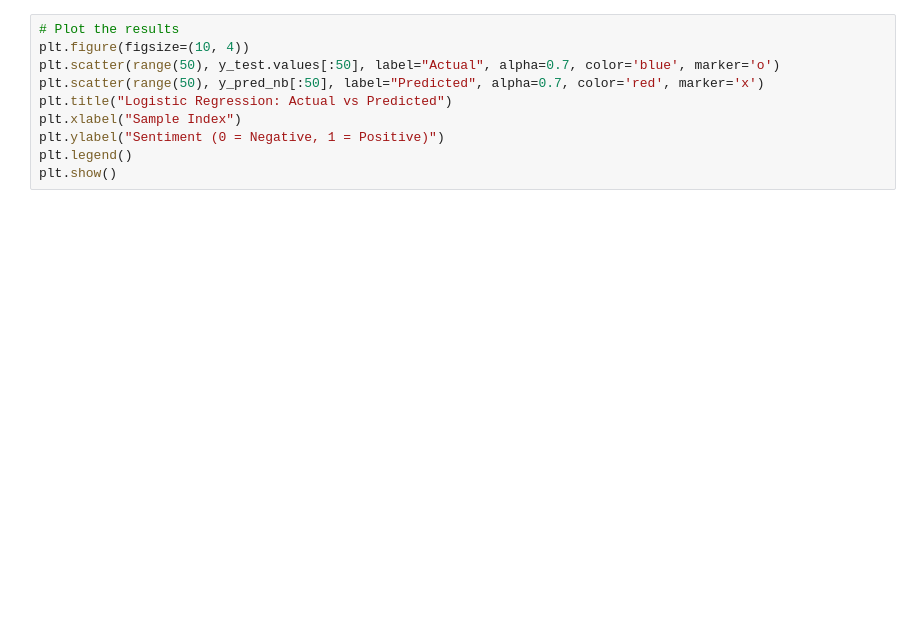
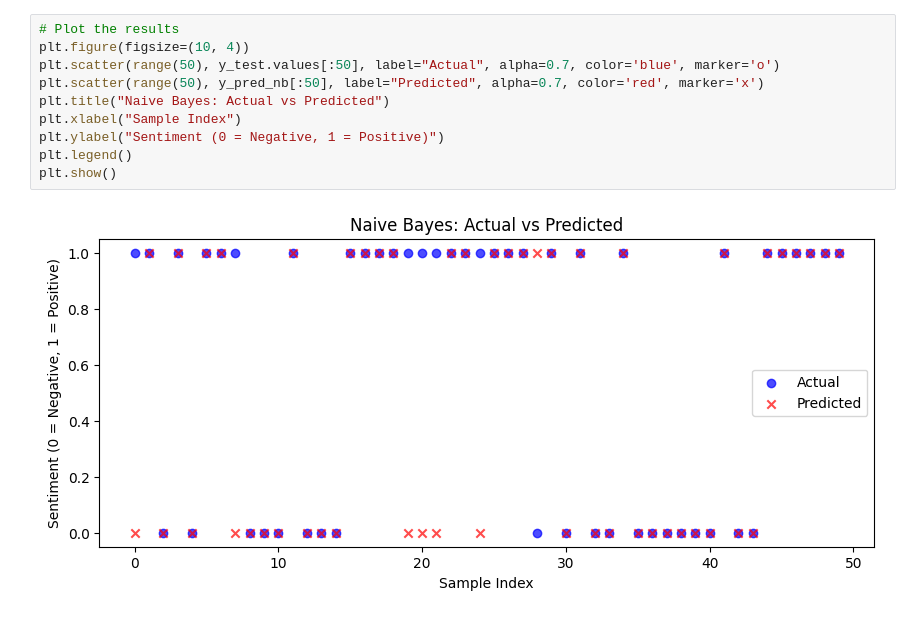
Before and after one commit to Parth0124/text_classification, a Jupyter notebook: classify.ipynb, the cells around one changed output. Drawn from its saved outputs; the diff is of its cells as text; blank space fills up the shorter version.

```diff
--- a/classify.ipynb
+++ b/classify.ipynb
@@ -80,13 +145,15 @@ print(f"Naive Bayes - Accuracy: {accuracy:.4f}, Precision: {precision:.4f}, Reca
 # %%
 # Plot the results
 plt.figure(figsize=(10, 4))
 plt.scatter(range(50), y_test.values[:50], label="Actual", alpha=0.7, color='blue', marker='o')
 plt.scatter(range(50), y_pred_nb[:50], label="Predicted", alpha=0.7, color='red', marker='x')
-plt.title("Logistic Regression: Actual vs Predicted")
+plt.title("Naive Bayes: Actual vs Predicted")
 plt.xlabel("Sample Index")
 plt.ylabel("Sentiment (0 = Negative, 1 = Positive)")
 plt.legend()
 plt.show()
+# %% [output]
+[figure, added]
 # %%
 # Logistic Regression Hyper Parameter Tuning
 log_reg_params = {
```
Also changed, not shown: parts of 14 cells of this notebook.
